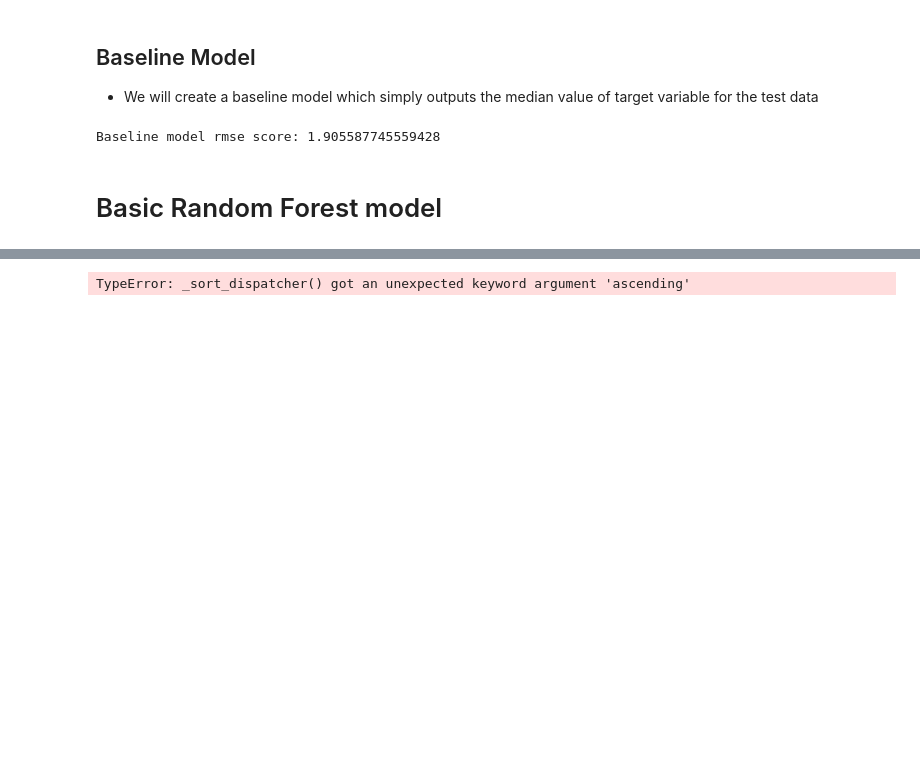
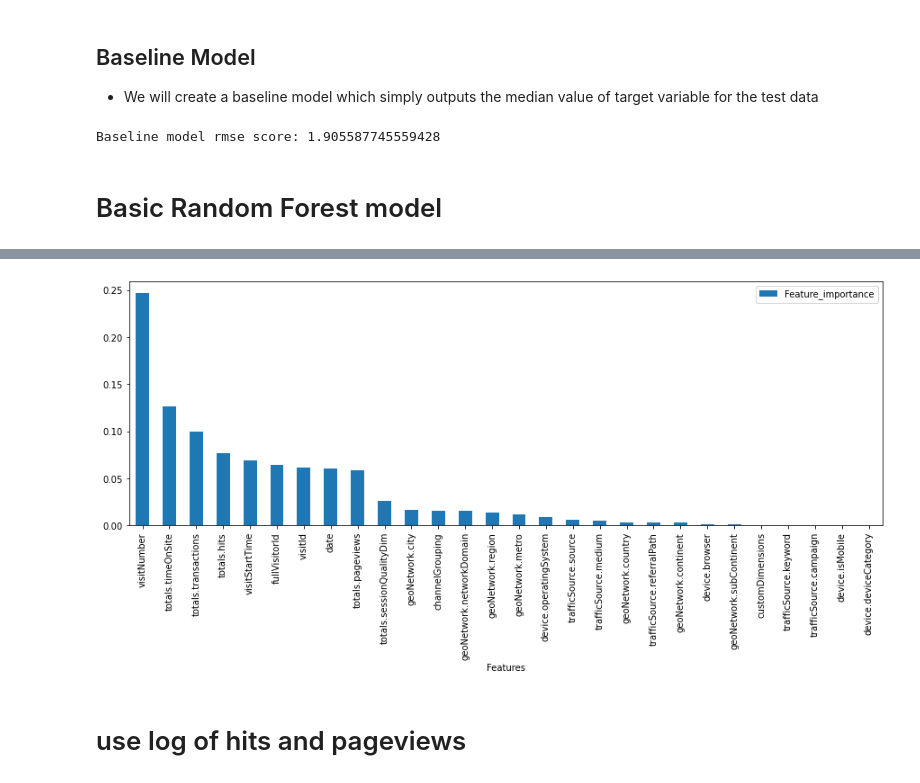
Before and after one commit to GK4444/google-revenue-prediction, a Jupyter notebook: main.ipynb, the cells around one changed output, grey strips where cells are left out. Drawn from its saved outputs; the diff is of its cells as text; code cells hidden in the pictures; blank space fills up the shorter version.

Commit message:
tried random forest on raw features

```diff
--- a/main.ipynb
+++ b/main.ipynb
@@ -1067,7 +1068,7 @@ train_df.shape
 # list of columns to drop due to over 90% missing data
 cols_to_drop = ['trafficSource.adContent', 'trafficSource.adwordsClickInfo.adNetworkType', \
                 'trafficSource.adwordsClickInfo.slot', 'trafficSource.adwordsClickInfo.page', \
-               'trafficSource.adwordsClickInfo.gclId', 'hits',]
+               'trafficSource.adwordsClickInfo.gclId', 'hits', 'totals.totalTransactionRevenue']
 
 train_df.drop(cols_to_drop, axis=1, inplace=True)
 # %%
@@ -1086,7 +1087,7 @@ Wall time: 1.06 s
 # Changing Numeric features to float
 # %%
 numeric_feat = ['fullVisitorId','totals.hits','totals.pageviews','totals.timeOnSite', 'totals.transactions',
-                'totals.totalTransactionRevenue','totals.transactionRevenue', 'totals.sessionQualityDim']
+                'totals.transactionRevenue', 'totals.sessionQualityDim']
 for col in numeric_feat:
     train_df[col].fillna(0,inplace=True)
     # convert to float32
@@ -1219,0 +1223,6 @@ Wall time: 943 ms
+# %%
+%%time
+with open('../train_encoded.pickle','rb') as f:
+    train_df = pickle.load(f)
+with open('../test_encoded.pickle','rb') as f:
+    test_df = pickle.load(f)
@@ -1281,4 +1277,0 @@ rmse_rf
-# %%
-random_forest_reg.feature_importances_)
-# %% [output]
-TypeError: _sort_dispatcher() got an unexpected keyword argument 'ascending'
@@ -1284,0 +1282,8 @@ TypeError: _sort_dispatcher() got an unexpected keyword argument 'ascending'
+# %%
+# feature importance
+feature_imp = pd.DataFrame({'Features':train_df.drop('totals.transactionRevenue',axis=1).columns.values, 'Feature_importance':random_forest_reg.feature_importances_})
+feature_imp.sort_values(by=['Feature_importance'], ascending = False).plot(kind='bar', x='Features', y='Feature_importance', figsize=(15,5));
+# %% [output]
+[figure, added]
+# %% [markdown]
+# use log of hits and pageviews
```
Also changed, not shown: parts of 38 cells of this notebook.
